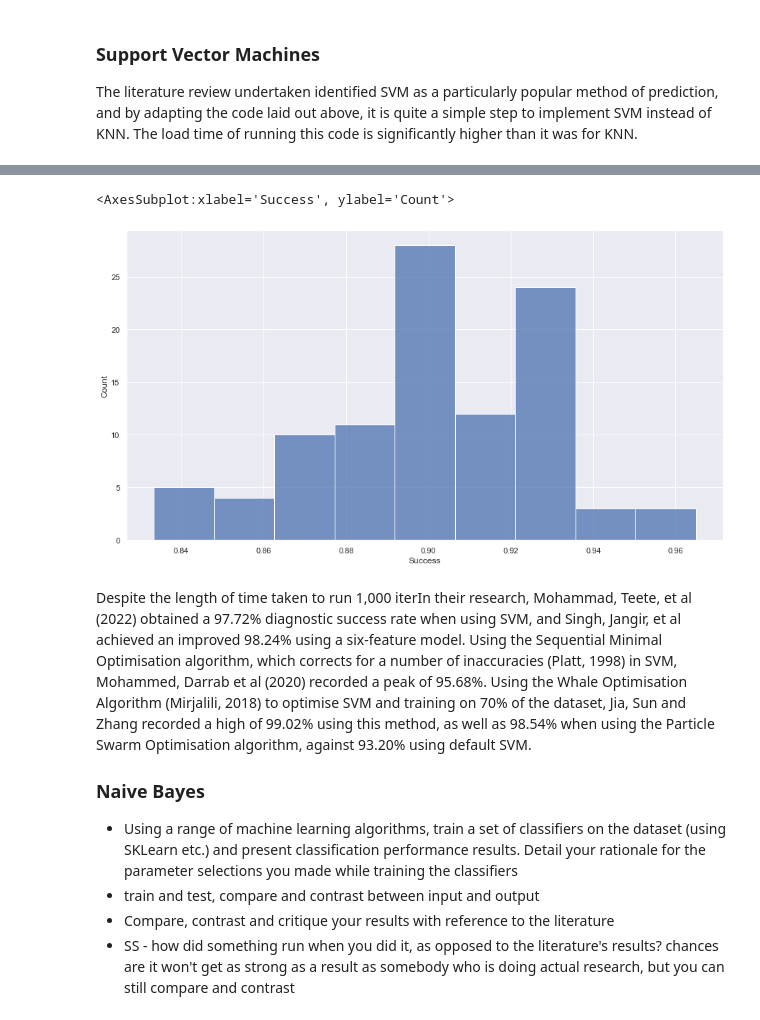
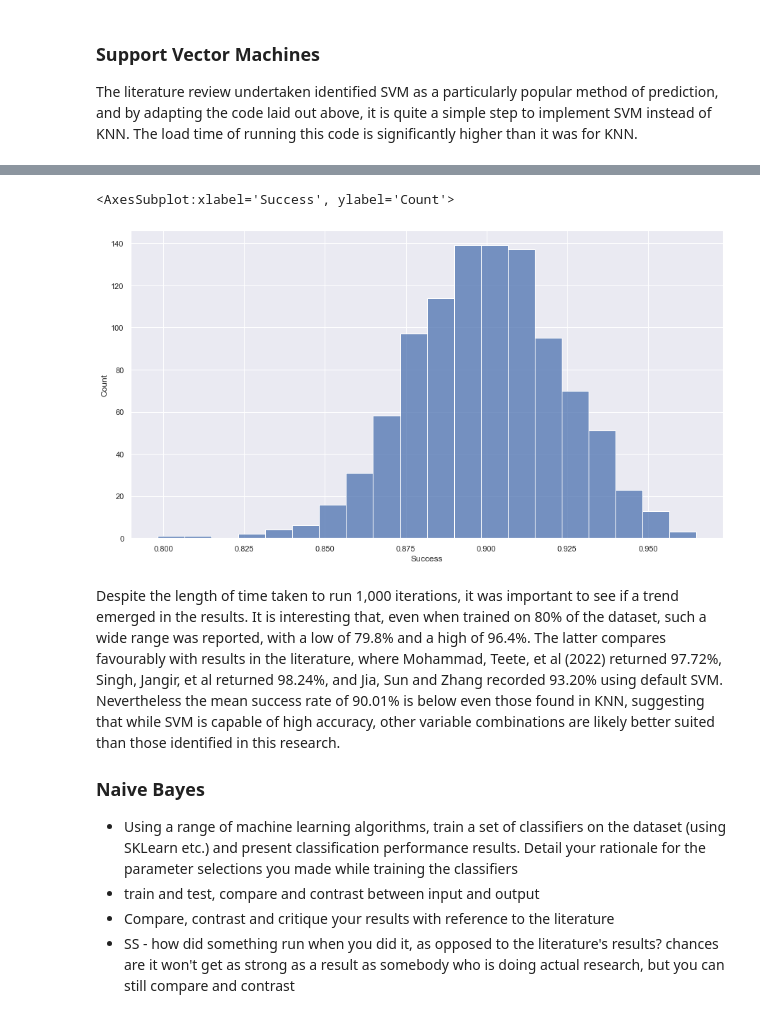
Before and after one commit to kiehozero/atu-progda-assignment-2, a Jupyter notebook: assignment.ipynb, the cells around one changed output, grey strips where cells are left out. Saved outputs shown, nothing was run; the diff lists cells and outputs as text; code cells hidden in the pictures.

```diff
--- a/assignment.ipynb
+++ b/assignment.ipynb
@@ -375,11 +379,11 @@ dfff = pd.DataFrame(list(zip(rng,avg_score)),columns=["run","Success"])
-# %%
-# plot the average success rates
-sns.histplot(data=dfff, x='Success')
-# %% [output]
-<AxesSubplot:xlabel='Success', ylabel='Count'>
-[figure, removed]
+# %%
+# plot the average success rates
+sns.histplot(data=dfff, x='Success',bins=20)
+# %% [output]
+<AxesSubplot:xlabel='Success', ylabel='Count'>
+[figure, added]
 # %% [markdown]
-Despite the length of time taken to run 1,000 iterIn their research, Mohammad, Teete, et al (2022) obtained a 97.72% diagnostic success rate when using SVM, and Singh, Jangir, et al achieved an improved 98.24% using a six-feature model. Using the Sequential Minimal Optimisation algorithm, which corrects for a number of inaccuracies (Platt, 1998) in SVM, Mohammed, Darrab et al (2020) recorded a peak of 95.68%. Using the Whale Optimisation Algorithm (Mirjalili, 2018) to optimise SVM and training on 70% of the dataset, Jia, Sun and Zhang recorded a high of 99.02% using this method, as well as 98.54% when using the Particle Swarm Optimisation algorithm, against 93.20% using default SVM.
+Despite the length of time taken to run 1,000 iterations, it was important to see if a trend emerged in the results. It is interesting that, even when trained on 80% of the dataset, such a wide range was reported, with a low of 79.8% and a high of 96.4%. The latter compares favourably with results in the literature, where Mohammad, Teete, et al (2022) returned 97.72%, Singh, Jangir, et al returned 98.24%, and Jia, Sun and Zhang recorded 93.20% using default SVM. Nevertheless the mean success rate of 90.01% is below even those found in KNN, suggesting that while SVM is capable of high accuracy, other variable combinations are likely better suited than those identified in this research.
 
 ### Naive Bayes
 
```
Also changed, not shown: parts of 2 cells of this notebook.
